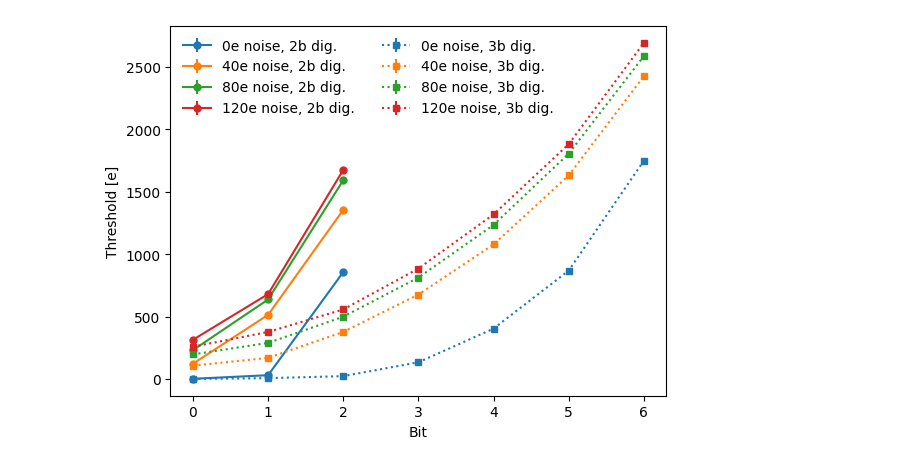
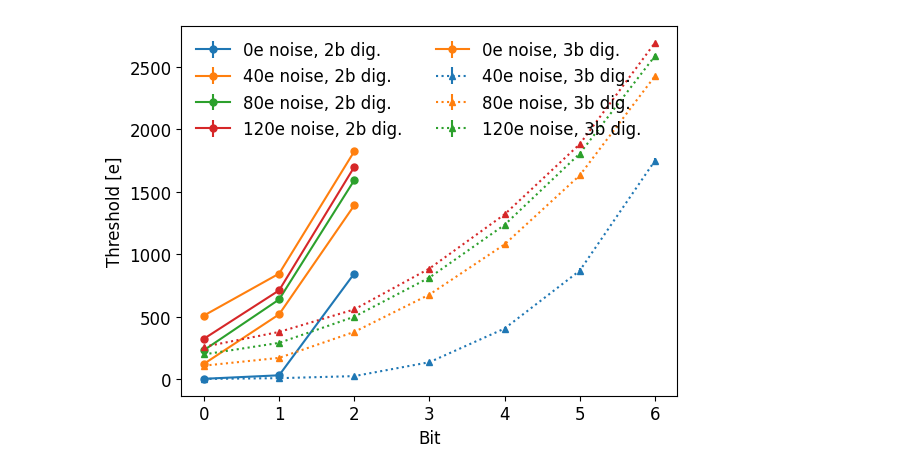
Before and after one commit to jennetd/smart-pixels-ml, a Jupyter notebook: plot_thresholds.ipynb, the cells around one changed output. Drawn from its saved outputs; the diff is of its cells as text; code cells hidden in the pictures.

```diff
--- a/plot_thresholds.ipynb
+++ b/plot_thresholds.ipynb
@@ -6,35 +12,37 @@ import matplotlib.pyplot as plt
 # %%
-training_names = ["Transformer0e_2bit","Transformer40e_2bit", "Transformer80e_2bit","Transformer120e_2bit","Transformer0e_3bit", "Transformer40e_3bit","Transformer80e_3bit","Transformer120e_3bit"]
+training_names = ["Transformer0e_2bit","Transformer40e_2bit", "Transformer80e_2bit","Transformer120e_2bit","Transformer240e_2bit","Transformer0e_3bit", "Transformer40e_3bit","Transformer80e_3bit","Transformer120e_3bit"]
 # %%
 lines = []
 for t in training_names:
     df = pd.read_parquet("avg_thr_"+t+".parquet")
 
     bits = [0,1,2]
     marker = 'o'
     color = "tab:blue"
     ls = '-'
 
     if '3bit' in t:
         bits = [0,1,2,3,4,5,6]
-        marker = 's'
+        marker = '^'
         ls = ':'
 
     if '40e' in t:
         color='tab:orange'
     elif '80e' in t:
         color = 'tab:green'
     elif '120e' in t:
         color = 'tab:red'
+
+    #print(t, df['mean'].astype('int'))
 
     lines += plt.errorbar(x=bits, y=df['mean'], yerr=df['sigma'], linestyle=ls,marker=marker,ms=5,label=t, color=color)
 
 plt.xlabel('Bit')
 plt.ylabel('Threshold [e]')
 
 labels = ['0e noise, 2b dig.','40e noise, 2b dig.','80e noise, 2b dig.','120e noise, 2b dig.',
           '0e noise, 3b dig.','40e noise, 3b dig.','80e noise, 3b dig.','120e noise, 3b dig.']
 
 plt.legend(labels=labels,ncols=2,frameon=False);
 # %% [output]
-[figure, old version]
+[figure, new version]
```
Also changed, not shown: parts of 5 cells of this notebook, 40 other files.
